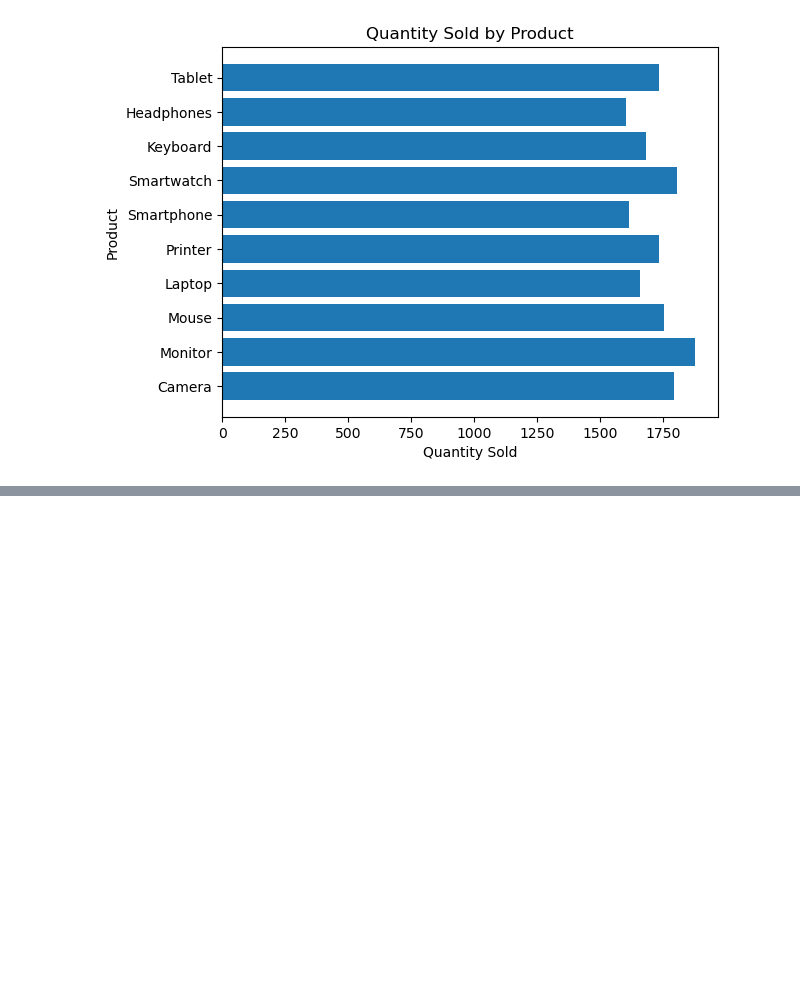
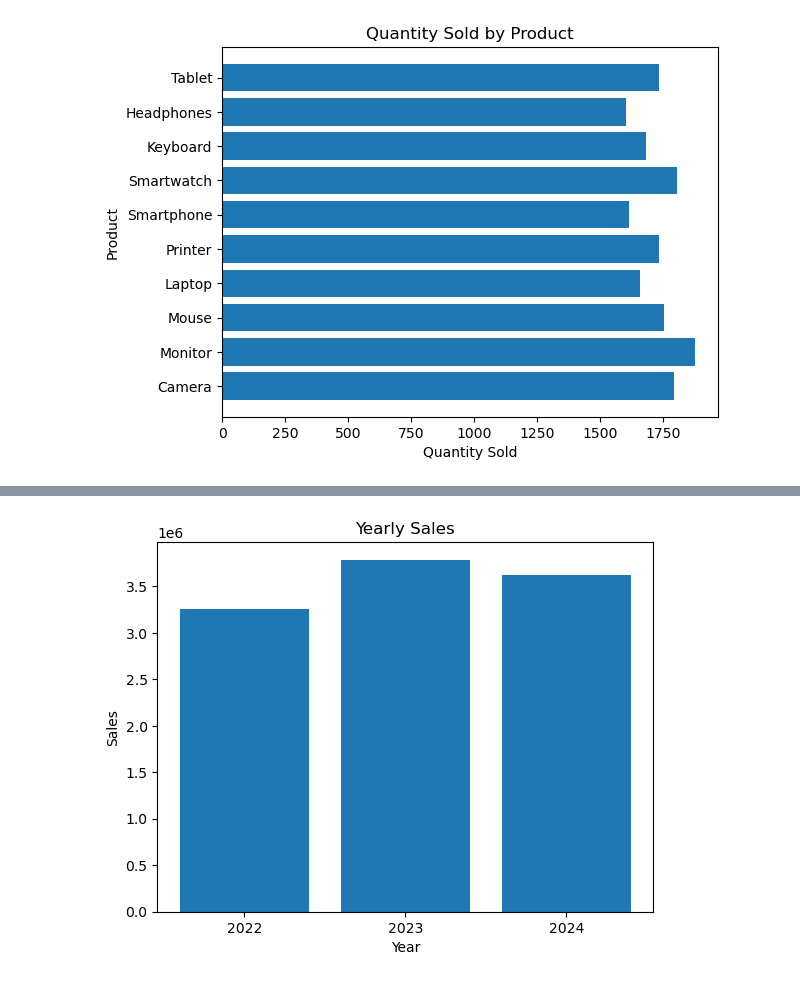
Before and after one commit to khushigupta89790/ecommerce-sales-analysis, a Jupyter notebook: ecommerce_sales_analysis.ipynb, the cells around one changed output, grey strips where cells are left out. Drawn from its saved outputs; the diff is of its cells as text; code cells hidden in the pictures; blank space fills up the shorter version.

```diff
--- a/ecommerce_sales_analysis.ipynb
+++ b/ecommerce_sales_analysis.ipynb
@@ -269,6 +269,8 @@ Year
 2024    3625319
 2022    3255970
 Name: Sales, dtype: int64
+# %%
+yearly_analysis = data.groupby('Year')[['Sales','Profit']].sum()
 # %%
 data.groupby('Year')['Profit'].sum().sort_values(ascending=False)
 # %% [output]
@@ -368,0 +372,9 @@ plt.show()
+# %%
+plt.bar(yearly_analysis.index,yearly_analysis['Sales'])
+plt.xlabel('Year')
+plt.ylabel('Sales')
+plt.title('Yearly Sales')
+plt.xticks(yearly_analysis.index)
+plt.show()
+# %% [output]
+[figure, added]
```
Also changed, not shown: parts of 12 cells of this notebook.
